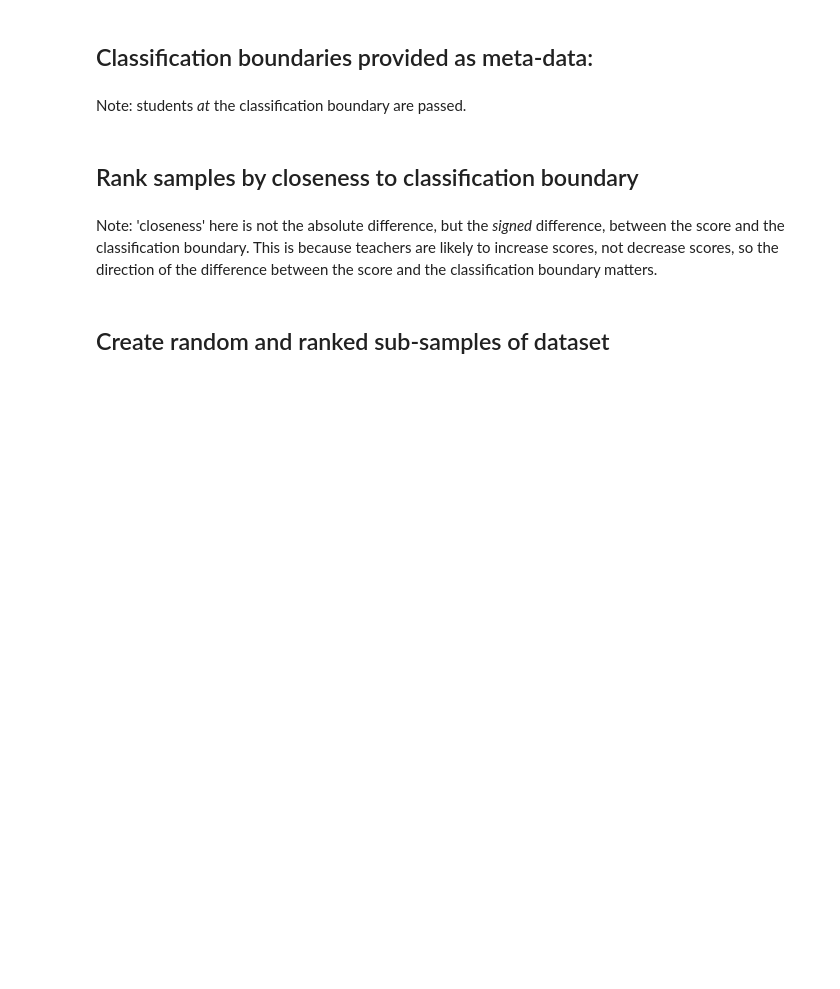
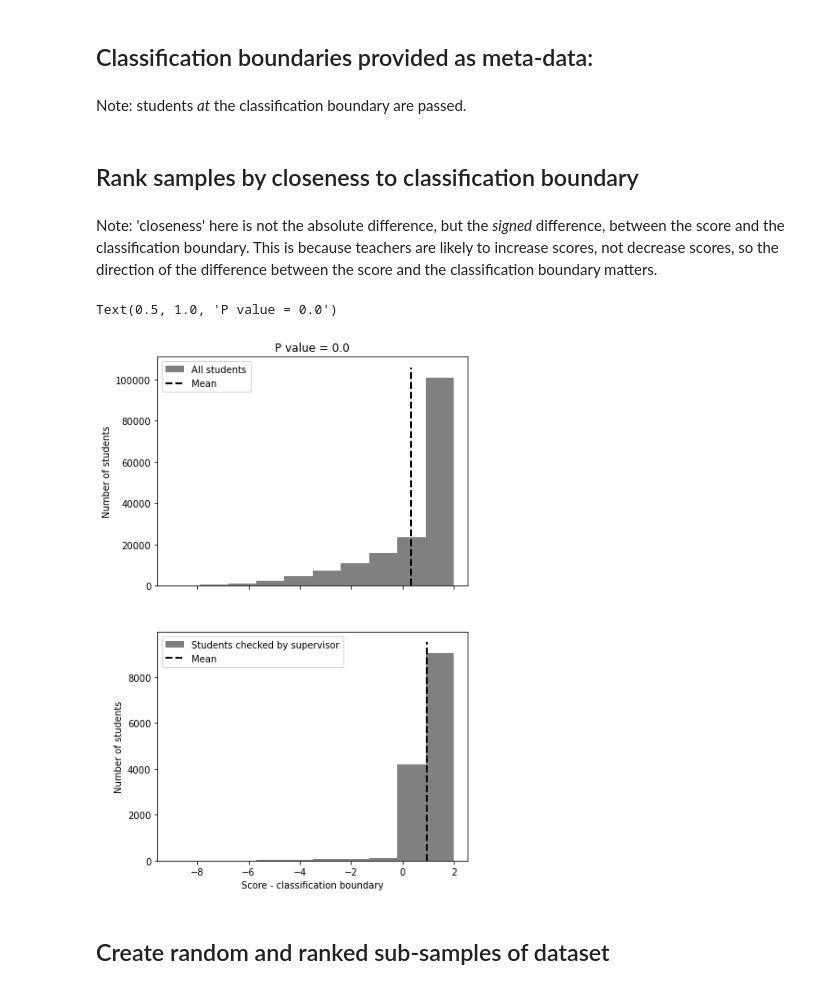
Before and after one commit to amrita112/DiscSim-old, a Jupyter notebook: sampling_strategy.ipynb, the cells around one changed output. Saved outputs shown, nothing was run; the diff lists cells and outputs as text; code cells hidden in the pictures; blank space fills up the shorter version.

```diff
--- a/sampling_strategy.ipynb
+++ b/sampling_strategy.ipynb
@@ -562,6 +564,29 @@ for sub in subjects:
     for cl in classes:
         order = np.argsort(cb_diff_by_sub_class[sub][cl]).astype(int)
         sample_ids_ordered_by_sub_class[sub][cl] = [sample_ids_by_sub_class[sub][cl][index] for index in order]
+# %%
+fig, ax = plt.subplots(nrows = 2, sharex = True, figsize = (6, 10))
+results = ax[0].hist(cb_diff_all, 10, color = 'gray', label = 'All students', density = False)
+cb_diff_mean = np.mean(cb_diff_all)
+ylim = ax[0].get_ylim()
+ax[0].plot([cb_diff_mean, cb_diff_mean], ylim, color = 'k', linewidth = 2, linestyle = '--', label = 'Mean')
+
+ax[1].hist(cb_diff_checked, results[1], color = 'gray', alpha = 1, label = 'Students checked by supervisor', density = False)
+cb_diff_mean = np.mean(cb_diff_checked)
+ylim = ax[1].get_ylim()
+ax[1].plot([cb_diff_mean, cb_diff_mean], ylim, color = 'k', linewidth = 2, linestyle = '--', label = 'Mean')
+
+ax[1].set_xlabel('Score - classification boundary')
+ax[0].set_ylabel('Number of students')
+ax[1].set_ylabel('Number of students')
+ax[0].legend()
+ax[1].legend()
+
+pval = mannwhitneyu(np.random.choice(cb_diff_all, len(cb_diff_checked), replace = False), cb_diff_checked, alternative = 'less')[1]
+ax[0].set_title('P value = {0}'.format(np.round(pval, 10)))
+# %% [output]
+Text(0.5, 1.0, 'P value = 0.0')
+[figure, added]
 # %% [markdown]
 ## Create random and ranked sub-samples of dataset
 # %%
```
Also changed, not shown: parts of 24 cells of this notebook.
